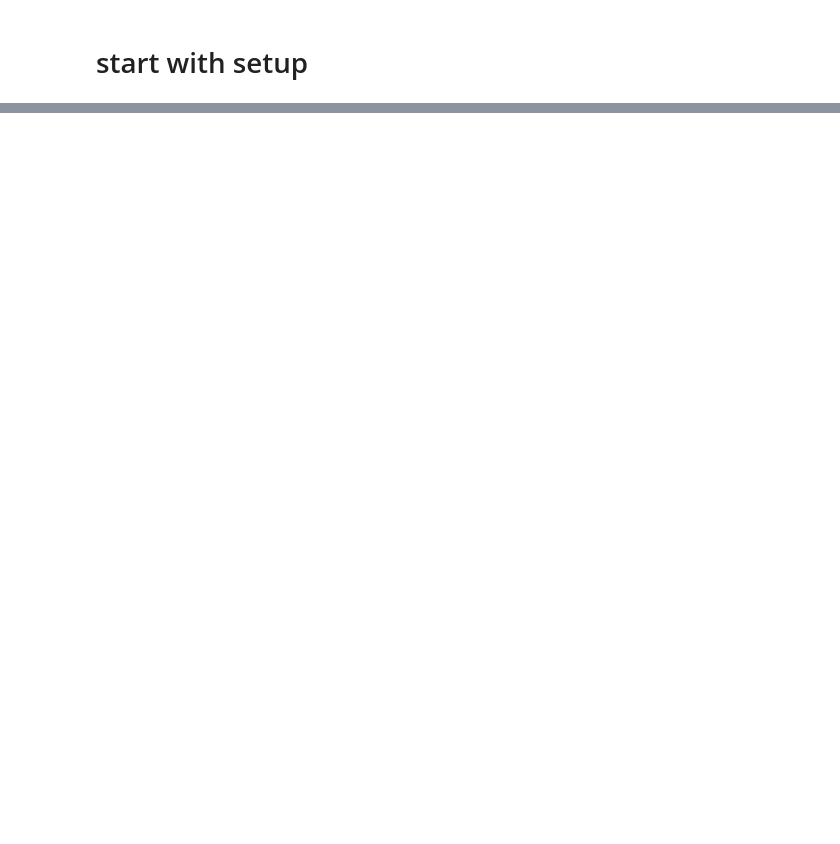
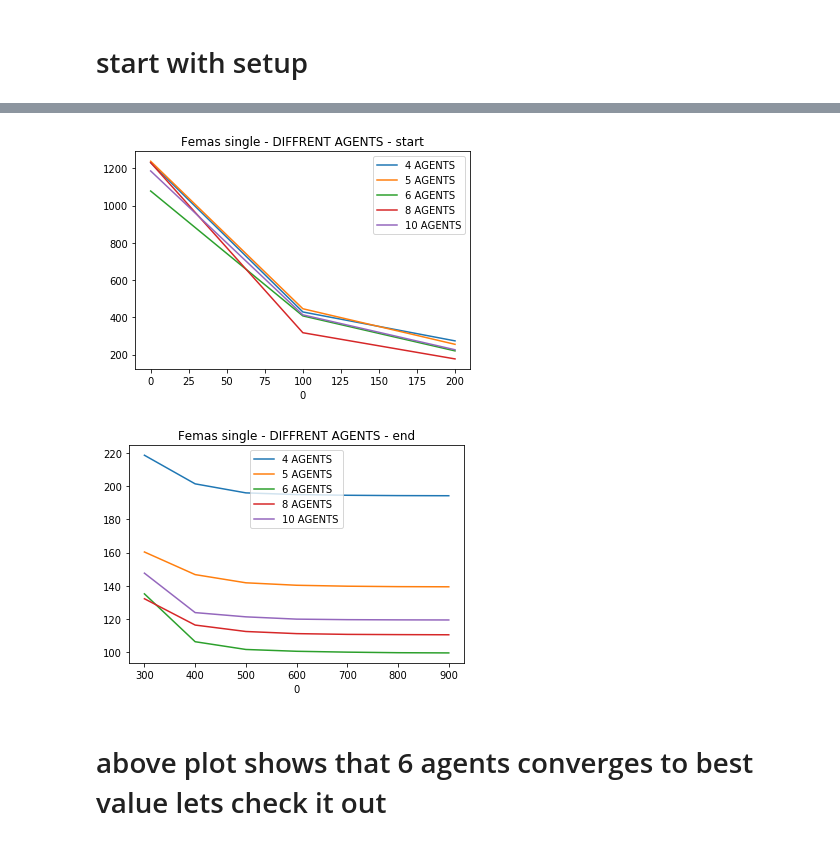
Before and after one commit to hAckdamDys/pyage, a Jupyter notebook: start_notebook.ipynb, the cells around one changed output, grey strips where cells are left out. Cells and saved outputs as stored; diff of their text form; code cells hidden in the pictures; blank space fills up the shorter version.

Commit message:
end of start_notebook

```diff
--- a/start_notebook.ipynb
+++ b/start_notebook.ipynb
@@ -29,0 +96,14 @@ INFO:pyage.core.workplace:=========STEP 10=============
+# %%
+ax=plt.gca(title="Femas single - DIFFRENT AGENTS - start")
+for plt_data in plot_datas:
+    plt_data[:3].plot(ax=ax)
+plt.show()
+ax2=plt.gca(title="Femas single - DIFFRENT AGENTS - end")
+for plt_data in plot_datas:
+    plt_data[3:].plot(ax=ax2)
+plt.show()
+# %% [output]
+[figure, added]
+[figure, added]
+# %% [markdown]
+# above plot shows that 6 agents converges to best value lets check it out
```
Also changed, not shown: parts of 20 cells of this notebook.
